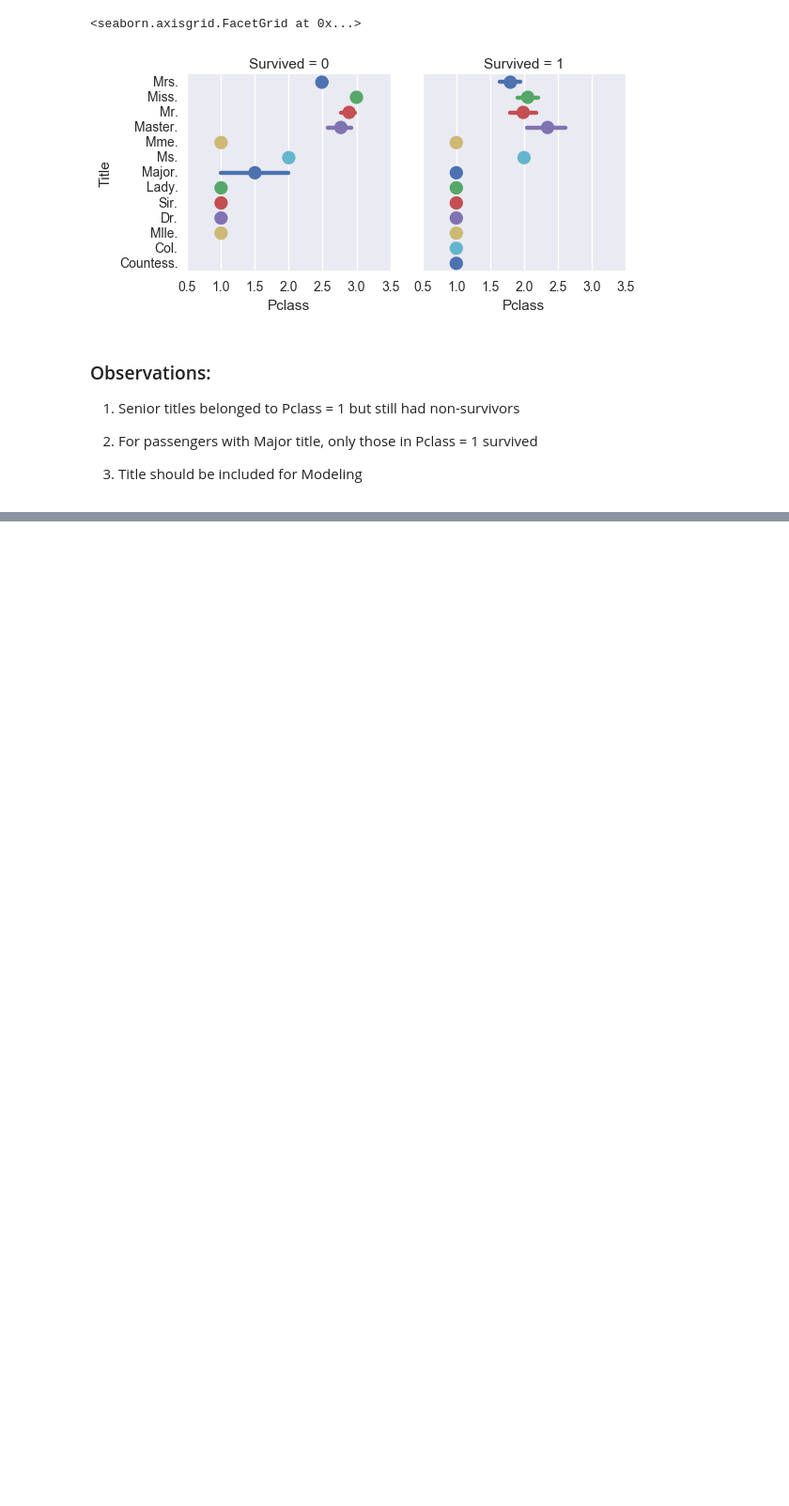
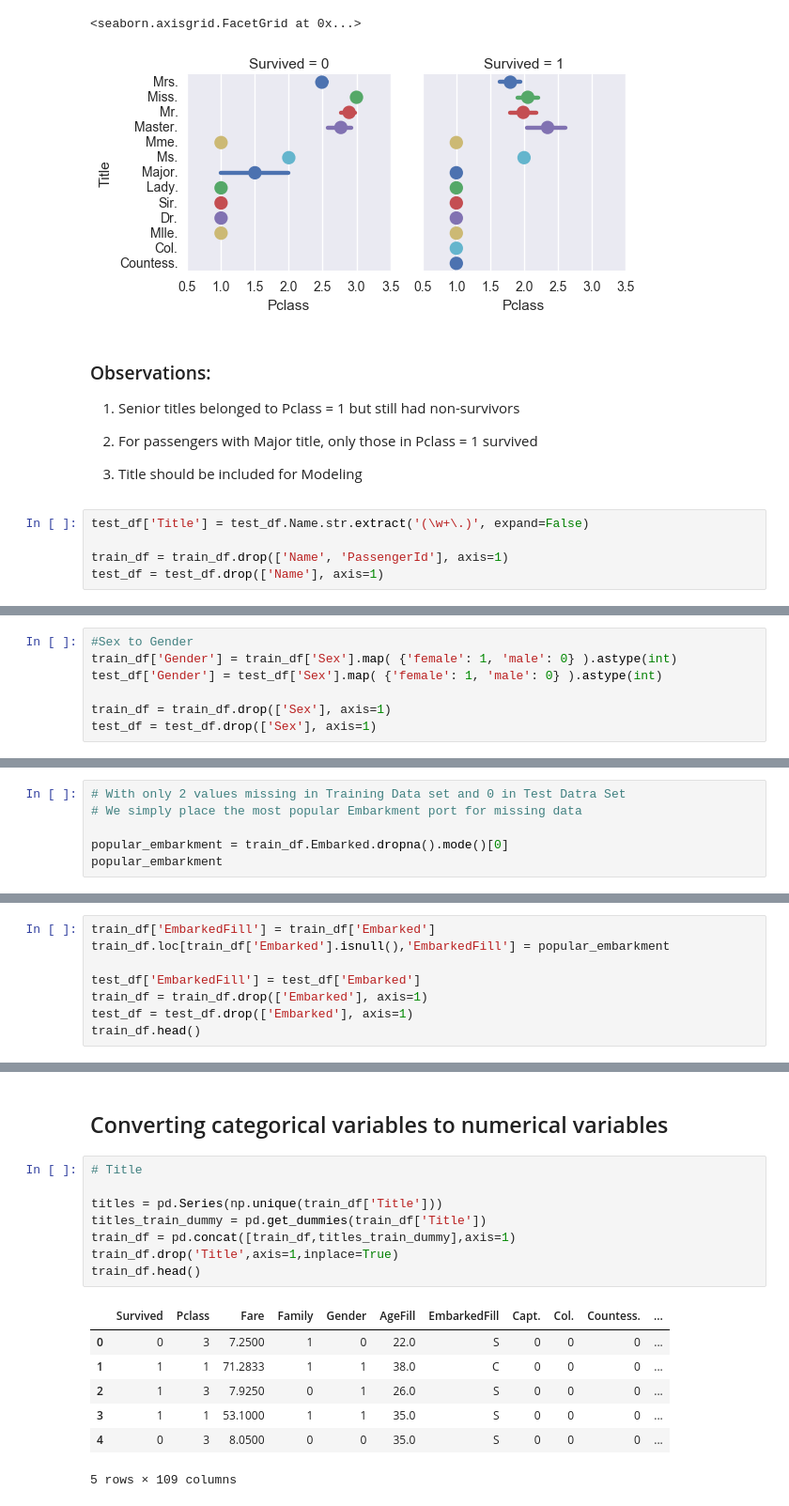
Before and after one commit to sharan-naribole/kaggle-titanic, a Jupyter notebook: TItanic.ipynb, the cells around one changed output, grey strips where cells are left out. Shown at 94% size. Drawn from its saved outputs; the diff is of its cells as text; blank space fills up the shorter version.

Commit message:
Converted Title to numerical

```diff
--- a/TItanic.ipynb
+++ b/TItanic.ipynb
@@ -255,3 +261,8 @@ grid.add_legend()
 2) For passengers with Major title, only those in Pclass = 1 survived
 
 3) Title should be included for Modeling
+# %%
+test_df['Title'] = test_df.Name.str.extract('(\w+\.)', expand=False)
+
+train_df = train_df.drop(['Name', 'PassengerId'], axis=1)
+test_df = test_df.drop(['Name'], axis=1)
@@ -257,0 +271,7 @@ grid.add_legend()
+# %%
+#Sex to Gender
+train_df['Gender'] = train_df['Sex'].map( {'female': 1, 'male': 0} ).astype(int)
+test_df['Gender'] = test_df['Sex'].map( {'female': 1, 'male': 0} ).astype(int)
+
+train_df = train_df.drop(['Sex'], axis=1)
+test_df = test_df.drop(['Sex'], axis=1)
@@ -257,0 +355,6 @@ grid.add_legend()
+# %%
+# With only 2 values missing in Training Data set and 0 in Test Datra Set
+# We simply place the most popular Embarkment port for missing data
+
+popular_embarkment = train_df.Embarked.dropna().mode()[0]
+popular_embarkment
@@ -257,0 +363,8 @@ grid.add_legend()
+# %%
+train_df['EmbarkedFill'] = train_df['Embarked']
+train_df.loc[train_df['Embarked'].isnull(),'EmbarkedFill'] = popular_embarkment
+
+test_df['EmbarkedFill'] = test_df['Embarked']
+train_df = train_df.drop(['Embarked'], axis=1)
+test_df = test_df.drop(['Embarked'], axis=1)
+train_df.head()
@@ -257,0 +378,18 @@ grid.add_legend()
+# %% [markdown]
+## Converting categorical variables to numerical variables
+# %%
+# Title
+
+titles = pd.Series(np.unique(train_df['Title']))
+titles_train_dummy = pd.get_dummies(train_df['Title'])
+train_df = pd.concat([train_df,titles_train_dummy],axis=1)
+train_df.drop('Title',axis=1,inplace=True)
+train_df.head()
+# %% [output]
+|  | Survived | Pclass | Fare | Family | Gender | AgeFill | EmbarkedFill | Capt. | Col. | Countess. | ... |
+| 0 | 0 | 3 | 7.2500 | 1 | 0 | 22.0 | S | 0 | 0 | 0 | ... |
+| 1 | 1 | 1 | 71.2833 | 1 | 1 | 38.0 | C | 0 | 0 | 0 | ... |
+| 2 | 1 | 3 | 7.9250 | 0 | 1 | 26.0 | S | 0 | 0 | 0 | ... |
+| 3 | 1 | 1 | 53.1000 | 1 | 1 | 35.0 | S | 0 | 0 | 0 | ... |
+| 4 | 0 | 3 | 8.0500 | 0 | 0 | 35.0 | S | 0 | 0 | 0 | ... |
+5 rows × 109 columns
```
Also changed, not shown: parts of 12 cells of this notebook.
